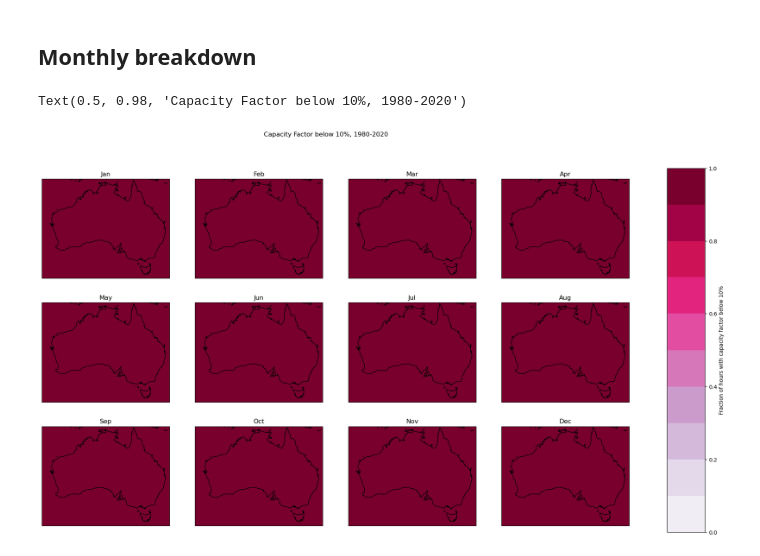
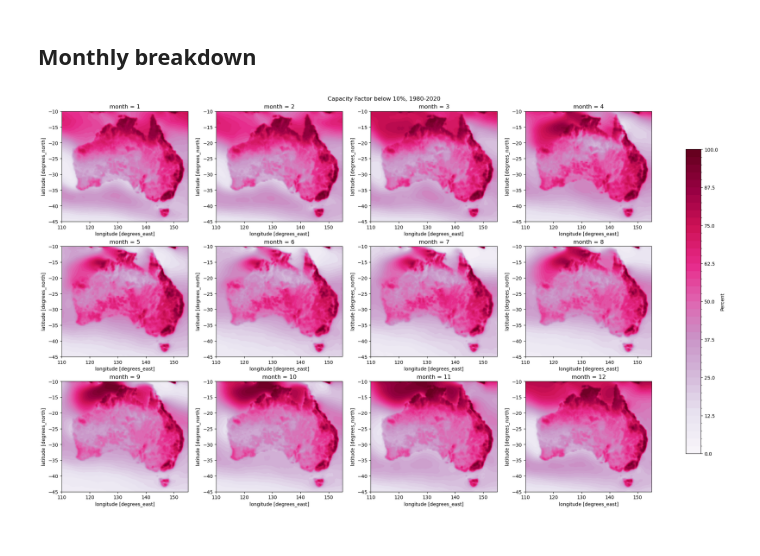
Before and after one commit to 21centuryweather/GC26_energy_synoptics, a Jupyter notebook: dev/wind_drought/wind_capacity_factor_analysis.ipynb, the cells around one changed output. Cells and saved outputs as stored; diff of their text form; code cells hidden in the pictures.

```diff
--- a/dev/wind_drought/wind_capacity_factor_analysis.ipynb
+++ b/dev/wind_drought/wind_capacity_factor_analysis.ipynb
@@ -305,49 +303,30 @@ fig_below_10_percent.savefig(OUTPUT_DIR + f'capacity_factor_below_10percent_hour
-# %%
-# Check seasonality
-# Getting Lats/Lons #
-lon_1d = cf_ds["lon"]
-lat_1d = cf_ds["lat"]
-
-lon_min, lon_max, lat_min, lat_max = lon_1d.min(), lon_1d.max(), lat_1d.min(), lat_1d.max()
-
-# Making lat/lons into 2d grids #
-lon2d, lat2d = np.meshgrid(lon_1d, lat_1d)
-
-# Plotting #
-# Below 10% Map #
-fig_below_10_percent, axes = plt.subplots(figsize=(20, 12), nrows=3, ncols=4, subplot_kw=dict(projection=ccrs.PlateCarree(central_longitude=134)))
-
-norm = colors.Normalize(vmin=0, vmax=1)
-colorizer = mcolorizer.Colorizer(cmap='PuRd', norm=norm)
-
-for month, ax in enumerate(axes.flatten(), start=1):
-    # Map configuration #
-    ax.set_extent([lon_min, lon_max, lat_min, lat_max], crs=ccrs.PlateCarree())
-
-    # Add map features #
-    ax.coastlines()
-    ax.add_feature(cfeature.BORDERS, linestyle=':')
-    ax.add_feature(cfeature.LAND, alpha=0.3)
-    ax.add_feature(cfeature.OCEAN, alpha=0.2)
-
-    ax.set_title(month_names[month])
-
-    cf1 = ax.contourf(
-        lon2d,
-        lat2d,
-        np.ones_like(lon2d),
-        colorizer=colorizer,
-        transform=ccrs.PlateCarree(),
-        transform_first = True,
-        levels = [0.0,0.1,0.2,0.3,0.4,0.5,0.6,0.7,0.8,0.9,1.0]
-    )
-
-cbar = fig_below_10_percent.colorbar(cf1,location='right',orientation='vertical', cax=plt.axes((0.95, 0.1, 0.05, 0.8)))
-cbar.set_label("Fraction of hours with capacity factor below 10%")
-
-# Add title #
-fig_below_10_percent.suptitle(f"Capacity Factor below 10%, {START_YEAR}-{END_YEAR}")
-# fig_below_10_percent.savefig(OUTPUT_DIR + f'capacity_factor_below_10percent_hours_monthly_{START_YEAR}_{END_YEAR}.pdf')
-# %% [output]
-Text(0.5, 0.98, 'Capacity Factor below 10%, 1980-2020')
-[figure, removed]
+# %%
+threshold = 10
+levels = np.linspace(0, 100, 41)
+
+fig, axes = plt.subplots(3,4, figsize=(20, 12), constrained_layout=True)
+axes = axes.flatten()
+
+mappable = None
+
+for i, month in enumerate(cf_below_10_percent_frac_monthly.keys()):
+    ds_i_clim = cf_below_10_percent_frac_monthly[month] * 100
+
+    ax = axes[i]
+    mappable = ds_i_clim.plot.contourf(
+        ax=ax,
+        levels=levels,
+        cmap="PuRd",
+        vmin=0,
+        vmax=100,
+        add_colorbar=False
+    )
+    ax.set_title(f'month = {month}')
+
+fig.colorbar(mappable, ax=axes, shrink=0.8, label="Percent")
+
+
+fig.suptitle(f"Capacity Factor below {threshold}%, {START_YEAR}-{END_YEAR}")
+fig.savefig(OUTPUT_DIR + f'capacity_factor_below_{threshold}percent_hours_monthly_{START_YEAR}_{END_YEAR}.pdf', dpi=600)
+# %% [output]
+[figure, added]
```
Also changed, not shown: parts of 10 cells of this notebook.
